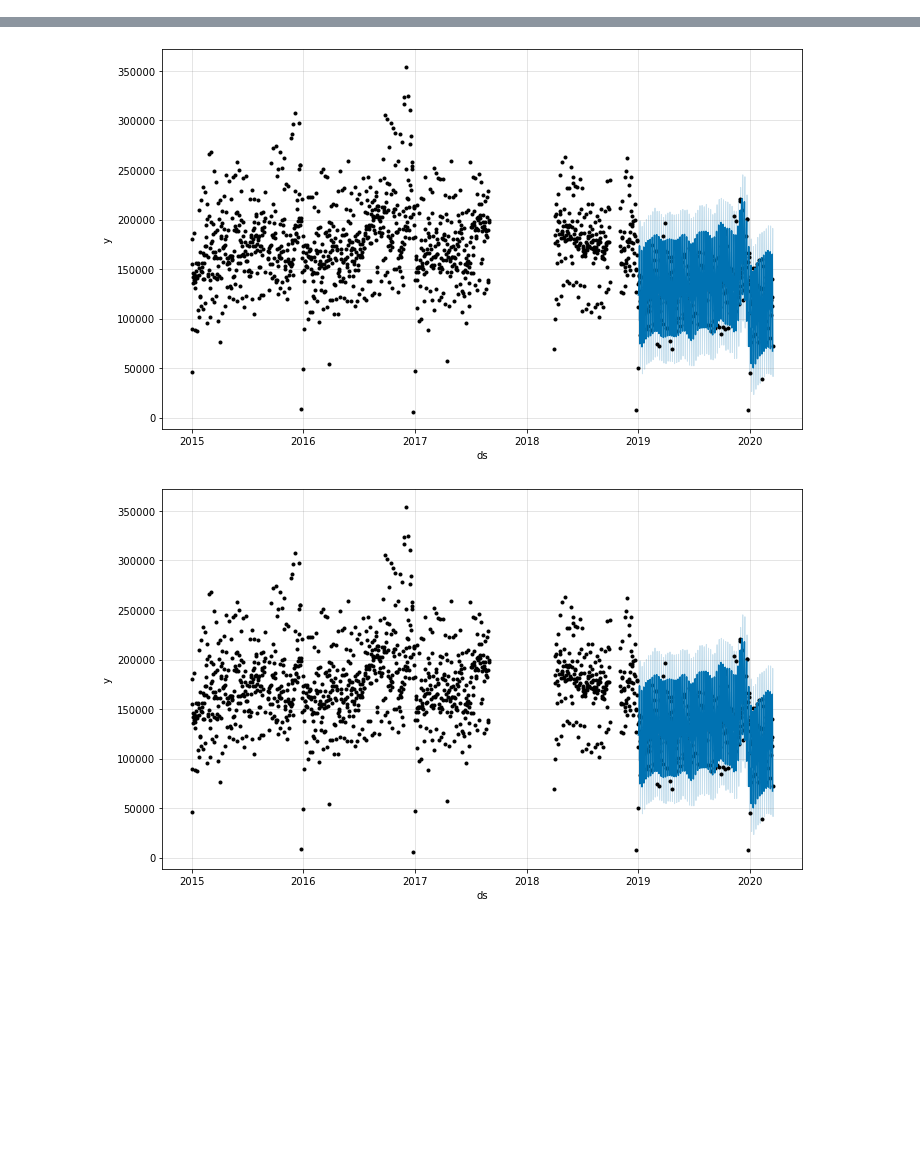
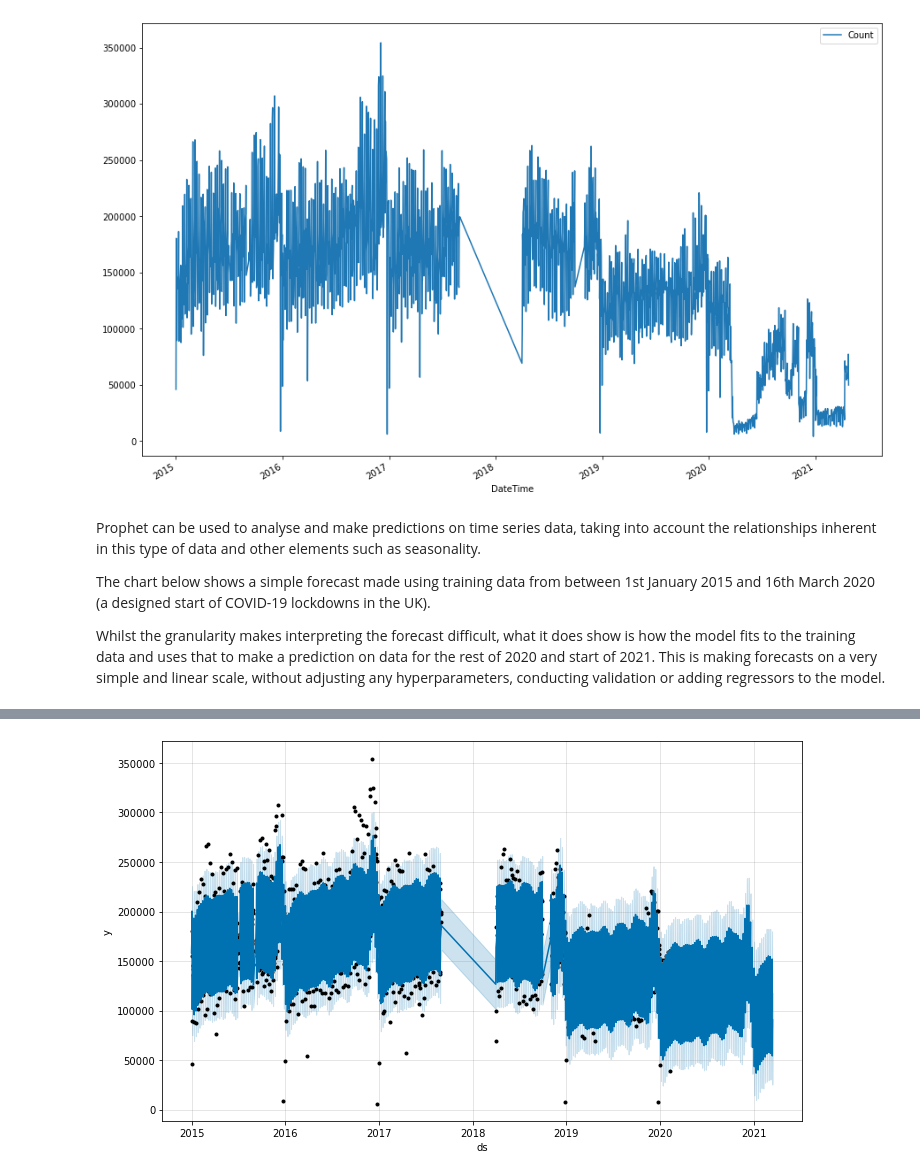
Before and after one commit to tbalbone31/prophet_lesson, a Jupyter notebook: prophet_footfall.ipynb, the cells around one changed output, grey strips where cells are left out. Drawn from its saved outputs; the diff is of its cells as text; code cells hidden in the pictures; blank space fills up the shorter version.

```diff
--- a/prophet_footfall.ipynb
+++ b/prophet_footfall.ipynb
@@ -33,3 +39,14 @@ day = day.asfreq('D').dropna()
+# %%
+day_for_plot = day.loc[day.index >= '2015-01-01']
+dayplot = day_for_plot.plot(figsize=(15,10))
+# %% [output]
+[figure, added]
+# %% [markdown]
+Prophet can be used to analyse and make predictions on time series data, taking into account the relationships inherent in this type of data and other elements such as seasonality.
+
+The chart below shows a simple forecast made using training data from between 1st January 2015 and 16th March 2020 (a designed start of COVID-19 lockdowns in the UK).
+
+Whilst the granularity makes interpreting the forecast difficult, what it does show is how the model fits to the training data and uses that to make a prediction on data for the rest of 2020 and start of 2021.  This is making forecasts on a very simple and linear scale, without adjusting any hyperparameters, conducting validation or adding regressors to the model.
 # %%
 #Prepare expected column names
 processed_data = day.reset_index()
@@ -47,8 +64,10 @@ model = Prophet()
 #Fit the model
 model.fit(prelockdown)
 
+future = model.make_future_dataframe(periods=365)
+
 #use the model to make a forecast
 forecast = model.predict(future)
 
-model.plot(forecast)
+plot = model.plot(forecast)
 # %% [output]
@@ -57,2 +76 @@ model.plot(forecast)
-[figure, old version]
+[figure, new version]
-[figure, removed]
```
Also changed, not shown: parts of 14 cells of this notebook.
